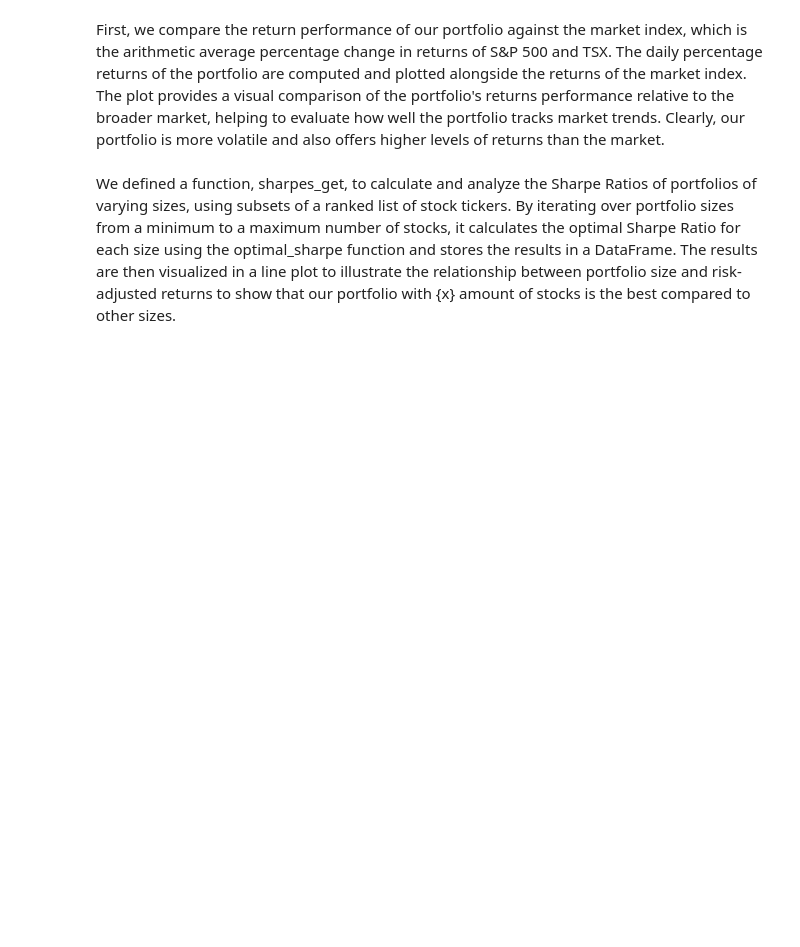
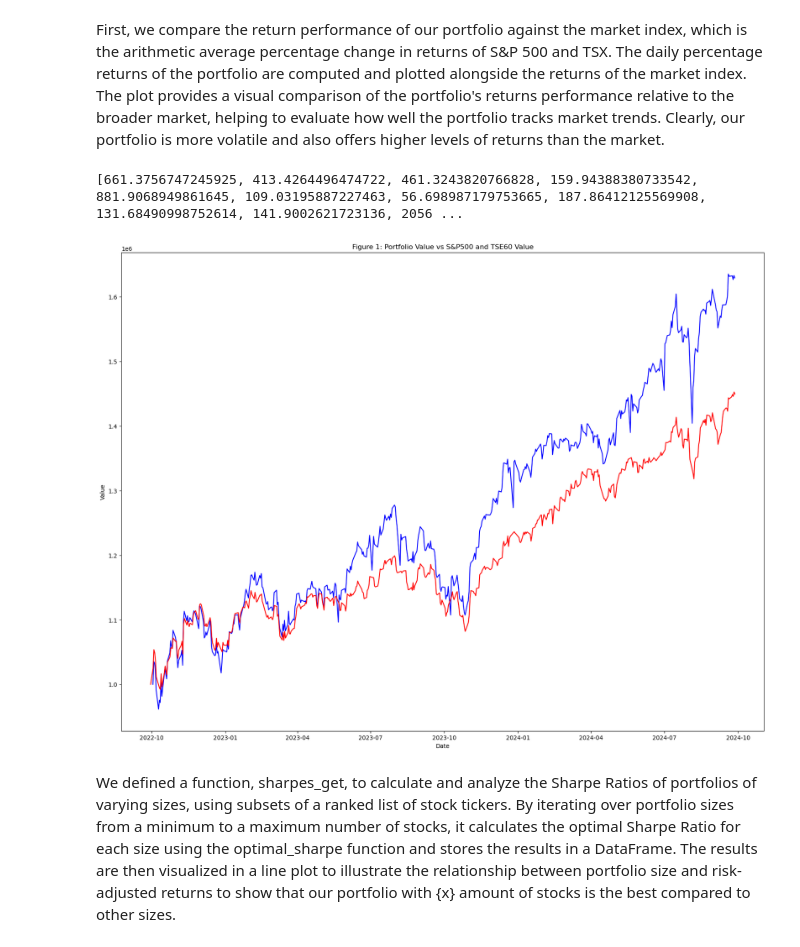
Before and after one commit to akramj13/CFM101-Project, a Jupyter notebook: Team 11 Assignment Main.ipynb, the cells around one changed output. Cells and saved outputs as stored; diff of their text form; code cells hidden in the pictures; blank space fills up the shorter version.

```diff
--- a/Team 11 Assignment Main.ipynb
+++ b/Team 11 Assignment Main.ipynb
@@ -600,39 +600,49 @@ We can demonstrate the superiority of our algorithm in selecting stocks and dete
 # %% [markdown]
 First, we compare the return performance of our portfolio against the market index, which is the arithmetic average percentage change in returns of S&P 500 and TSX. The daily percentage returns of the portfolio are computed and plotted alongside the returns of the market index. The plot provides a visual comparison of the portfolio's returns performance relative to the broader market, helping to evaluate how well the portfolio tracks market trends. Clearly, our portfolio is more volatile and also offers higher levels of returns than the market.
 # %%
-# portfolio_value = pd.DataFrame()
-# market = pd.DataFrame()
-# final_tickers = current_best[2]
-# # creating the optimal stocks portfolio
-# for i in range(len(final_tickers)):
-#     price = data[final_tickers[i]]
-#     portfolio_value[final_tickers[i]] = list(portfolio['Shares'])[i]*price
+portfolio_value = pd.DataFrame()
+market = pd.DataFrame()
+final_tickers = current_best[2]
+best_weights = current_best[3]
+shares = []
 
-# portfolio_value['total'] = portfolio_value.sum(axis=1)
+# get number of shares
+for i in range(len(final_tickers)):
+    shares.append((best_weights[i]*amount)/data.iloc[0][final_tickers[i]])
 
-# # creating the market portfolio
-# snp = yf.Ticker('^GSPC').history(start=start_date, end=end_date)[['Close']].dropna()*exchange_rate
-# tse = yf.Ticker('^GSPTSE').history(start=start_date,end=end_date)[['Close']].dropna()*exchange_rate
+# creating the optimal stocks portfolio
+for i in range(len(final_tickers)):
+    price = data[final_tickers[i]]
+    portfolio_value[final_tickers[i]] = shares[i]*price
 
-# snp_shares = (amount/2)/snp.iloc[0]['Close']
-# tse_shares = (amount/2)/tse.iloc[0]['Close']
+portfolio_value['total'] = portfolio_value.sum(axis=1)
 
-# market['snp'] = snp*snp_shares
-# market['tse'] = tse*tse_shares
-# market['total'] = market.sum(axis=1)
+# creating the market portfolio
+snp = yf.Ticker('^GSPC').history(start=start_date, end=end_date)[['Close']].dropna()*exchange_rate
+tse = yf.Ticker('^GSPTSE').history(start=start_date,end=end_date)[['Close']].dropna()*exchange_rate
 
-# market = market.dropna()
+snp_shares = (amount/2)/snp.iloc[0]['Close']
+tse_shares = (amount/2)/tse.iloc[0]['Close']
 
-# # formatting the graph
-# plt.figure(figsize=(20,15))
+market['snp'] = snp*snp_shares
+market['tse'] = tse*tse_shares
+market['total'] = market.sum(axis=1)
 
-# plt.plot(portfolio_value['total'], color='b')
-# plt.plot(market['total'], color='r')
-# plt.title('Figure 1: Portfolio Value vs S&P500 and TSE60 Value')
-# plt.xlabel('Date')
-# plt.ylabel('Value')
+market = market.dropna()
 
-# plt.show()
+# formatting the graph
+plt.figure(figsize=(20,15))
+
+plt.plot(portfolio_value['total'], color='b')
+plt.plot(market['total'], color='r')
+plt.title('Figure 1: Portfolio Value vs S&P500 and TSE60 Value')
+plt.xlabel('Date')
+plt.ylabel('Value')
+
+plt.show()
+# %% [output]
+[661.3756747245925, 413.4264496474722, 461.3243820766828, 159.94388380733542, 881.9068949861645, 109.03195887227463, 56.698987179753665, 187.86412125569908, 131.68490998752614, 141.9002621723136, 2056 ...
+[figure, added]
 # %% [markdown]
 We defined a function, sharpes_get, to calculate and analyze the Sharpe Ratios of portfolios of varying sizes, using subsets of a ranked list of stock tickers. By iterating over portfolio sizes from a minimum to a maximum number of stocks, it calculates the optimal Sharpe Ratio for each size using the optimal_sharpe function and stores the results in a DataFrame. The results are then visualized in a line plot to illustrate the relationship between portfolio size and risk-adjusted returns to show that our portfolio with {x} amount of stocks is the best compared to other sizes.
 # %%
```
